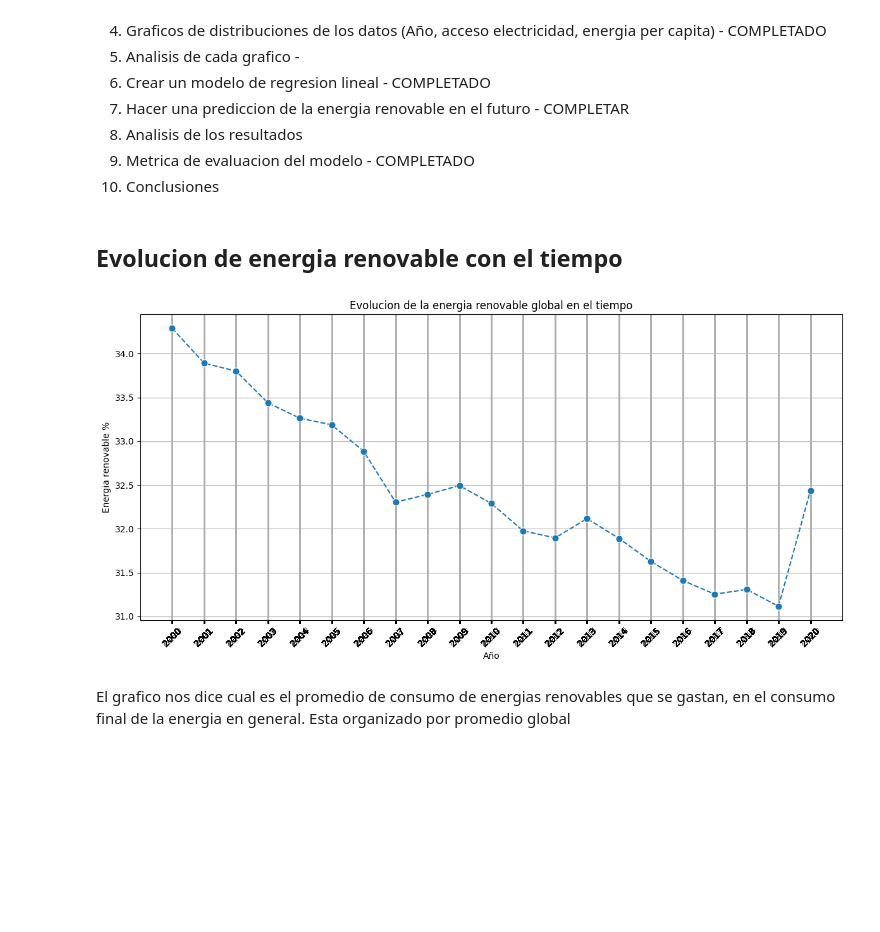
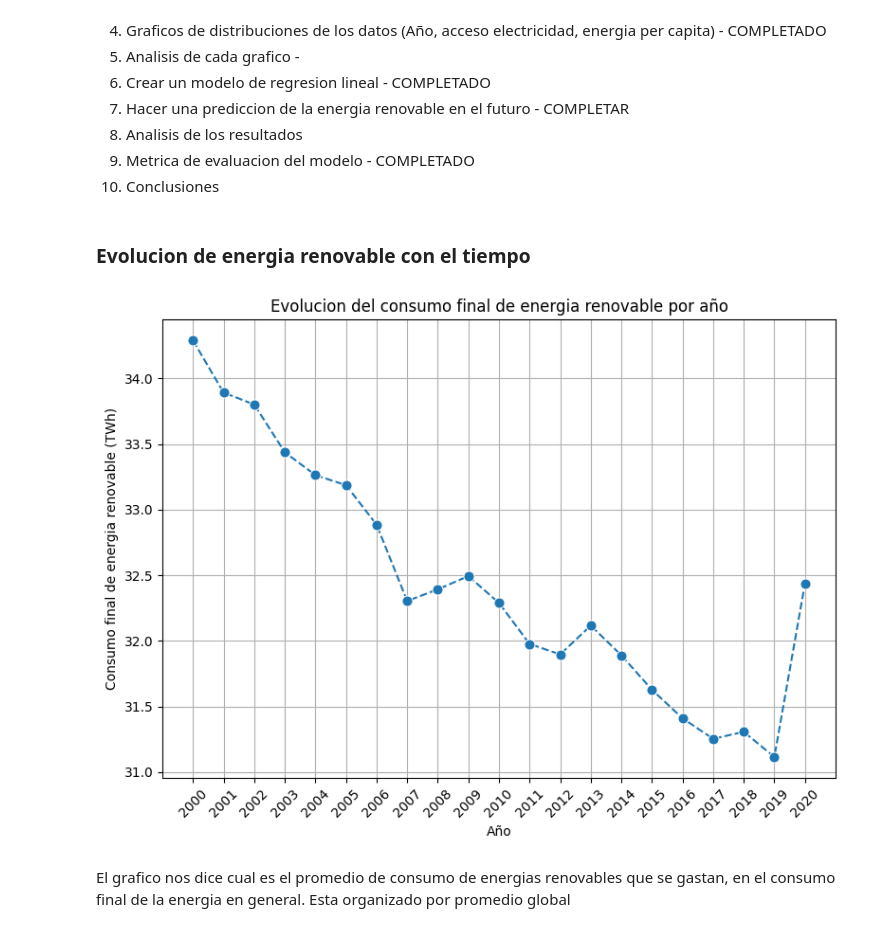
Before and after one commit to juanejd/prediction-model-renewable-energy, a Jupyter notebook: ADA_ML_LR.ipynb, the cells around one changed output. Cells and saved outputs as stored; diff of their text form; code cells hidden in the pictures; blank space fills up the shorter version.

```diff
--- a/ADA_ML_LR.ipynb
+++ b/ADA_ML_LR.ipynb
@@ -164,12 +164,14 @@ df_2 = df_2.drop(
 df_2 = df_2.rename(
     columns={
         "Density\\n(P/Km2)": "Density (P/Km2)",
+        "Renewable-electricity-generating-capacity-per-capita": "Renewable capacity per capita",
         "Access to electricity (% of population)": "Access to electricity",
         "Access to clean fuels for cooking (% of population)": "Access to clean fuels for cooking",
         "Primary energy consumption per capita (kWh/person)": "Primary energy consumption per capita",
         "Energy intensity level of primary energy (MJ/$2017 PPP GDP)": "Energy intensity level of primary energy",
         "GDP growth (annual %)": "GDP growth",
         "Value_co2_emissions (metric tons per capita)": "Value_co2_emissions",
+        "Renewable energy share in the total final energy consumption (%)": "Renewable energy total consumption",
     }
 )
 # %%
@@ -274,11 +276,11 @@ zero_columns = [
     "Electricity from fossil fuels (TWh)",
     "Electricity from nuclear (TWh)",
     "Electricity from renewables (TWh)",
-    "Renewable energy share in the total final energy consumption (%)",
+    "Renewable energy total consumption",
     "Low-carbon electricity (% electricity)",
     "Renewables (% equivalent primary energy)",
     "Value_co2_emissions_kt_by_country",
-    "Renewable-electricity-generating-capacity-per-capita",
+    "Renewable capacity per capita",
 ]
 
 # Filtramos los valores por paises, cada grupo sera un pais, luego hallamos la media
@@ -379,30 +362,30 @@ plt.show()
 9. Metrica de evaluacion del modelo - COMPLETADO
 10. Conclusiones
 # %% [markdown]
-## Evolucion de energia renovable con el tiempo
+### Evolucion de energia renovable con el tiempo
 # %%
-plt.figure(figsize=(12, 6))
+energy = (
+    df_filled.groupby("Year")["Renewable energy total consumption"].mean().reset_index()
+)
+
+plt.figure(figsize=(8, 6), dpi=100)
 sns.lineplot(
-    data=df_filled.groupby("Year")[
-        "Renewable energy share in the total final energy consumption (%)"
-    ]
-    .mean()
-    .reset_index(),
+    data=energy,
     x="Year",
-    y="Renewable energy share in the total final energy consumption (%)",
+    y="Renewable energy total consumption",
     marker="o",
     markersize=8,
     linestyle="--",
 )
-plt.title("Evolucion de la energia renovable global en el tiempo")
+plt.title("Evolucion del consumo final de energia renovable por año")
 plt.xlabel("Año")
-plt.ylabel("Energia renovable %")
-plt.xticks(df_filled["Year"].astype(int), rotation=45)
+plt.ylabel("Consumo final de energia renovable (TWh)")
+plt.xticks(energy["Year"], rotation=45)
 plt.grid(True)
 plt.tight_layout()
 plt.show()
 # %% [output]
-[figure, old version]
+[figure, new version]
 # %% [markdown]
 El grafico nos dice cual es el promedio de consumo de energias renovables que se gastan, en el consumo final de la energia en general.
 Esta organizado por promedio global
```
Also changed, not shown: parts of 20 cells of this notebook.
